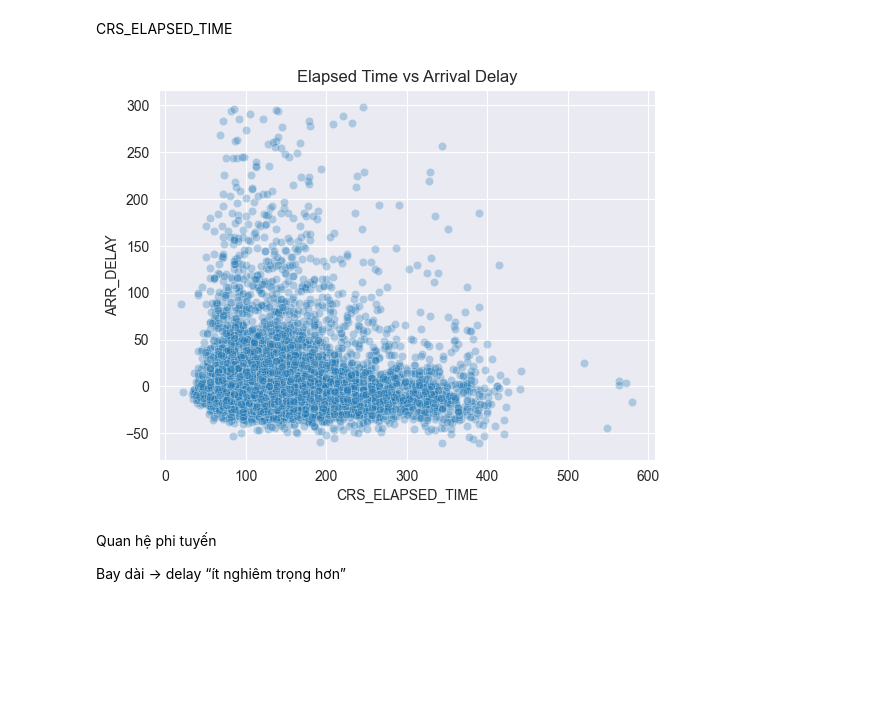
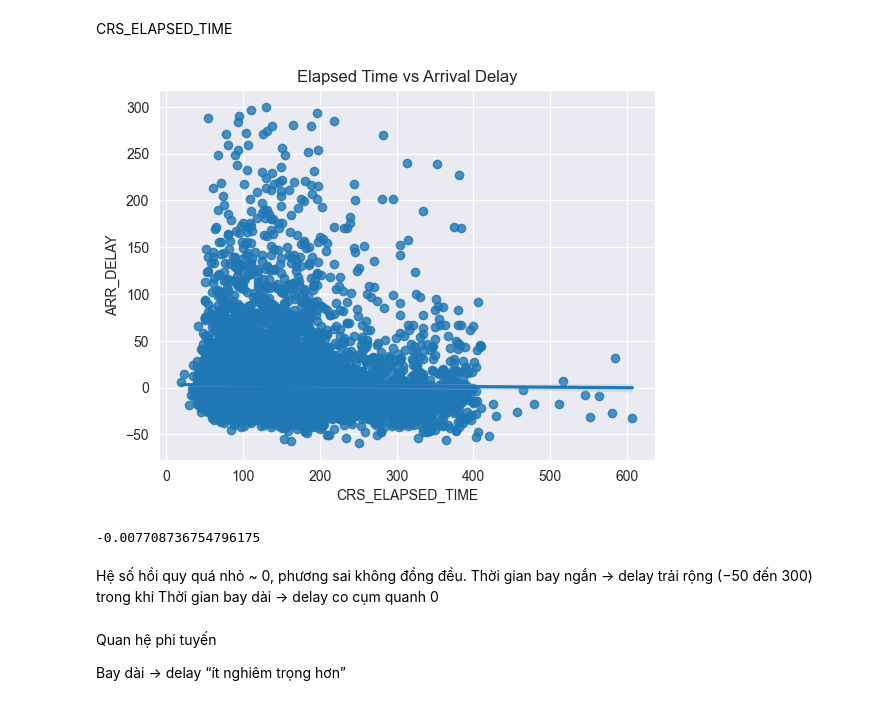
Before and after one commit to MinhPhi2504/IE313.Q12, a Jupyter notebook: flight.ipynb, the cells around one changed output. Drawn from its saved outputs; the diff is of its cells as text; code cells hidden in the pictures; blank space fills up the shorter version.

```diff
--- a/flight.ipynb
+++ b/flight.ipynb
@@ -691,16 +800,21 @@ EDA biến numerical
 # %% [markdown]
 CRS_ELAPSED_TIME
 # %%
-sns.scatterplot(
+sns.regplot(
     x="CRS_ELAPSED_TIME",
     y="ARR_DELAY",
-    data=df.sample(10000),
-    alpha=0.3
-)
+    data=df.sample(10000))
 plt.title("Elapsed Time vs Arrival Delay")
 plt.show()
 # %% [output]
-[figure, old version]
+[figure, new version]
+# %%
+corr = df['CRS_ELAPSED_TIME'].corr(df['ARR_DELAY'])
+print(corr)
+# %% [output]
+-0.007708736754796175
+# %% [markdown]
+Hệ số hồi quy quá nhỏ ~ 0, phương sai không đồng đều. Thời gian bay ngắn → delay trải rộng (−50 đến 300) trong khi Thời gian bay dài → delay co cụm quanh 0
 # %% [markdown]
 Quan hệ phi tuyến
 
```
Also changed, not shown: parts of 46 cells of this notebook.
